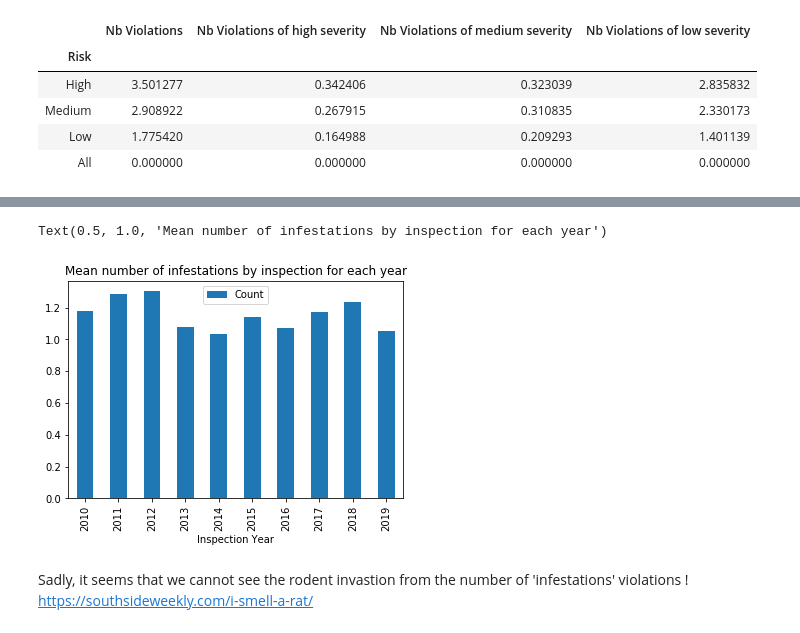
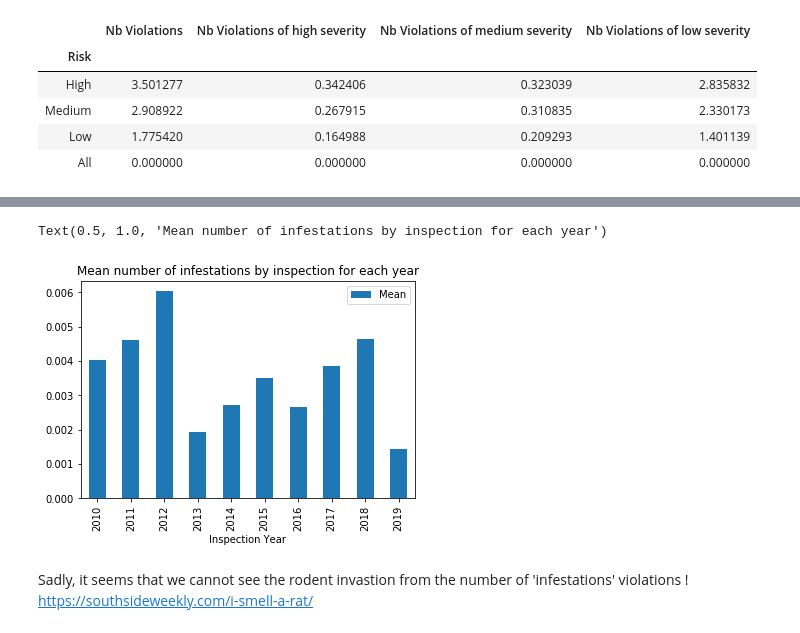
Before and after one commit to VodopaDev/CS401-Chicago-Crime-Analysis, a Jupyter notebook: violations.ipynb, the cells around one changed output, grey strips where cells are left out. Saved outputs shown, nothing was run; the diff lists cells and outputs as text; code cells hidden in the pictures.

Commit message:
Add frequency analysis

```diff
--- a/violations.ipynb
+++ b/violations.ipynb
@@ -396,13 +409,23 @@ df_violations_infestation.head(3)
-# %%
-nb_infestations_by_date = df_violations_infestation[['Inspection Date', 'Inspection ID']].groupby('Inspection Date').count().rename(columns={'Inspection ID': 'Count'})
-nb_infestations_by_year = nb_infestations_by_date.copy().reset_index()
-nb_infestations_by_year['Inspection Date'] = nb_infestations_by_year['Inspection Date'].apply(lambda x: x.year)
-nb_infestations_by_year.rename(columns={'Inspection Date' : 'Inspection Year'}, inplace=True)
-nb_infestations_by_year = nb_infestations_by_year.groupby('Inspection Year').mean()
-nb_infestations_by_year.plot.bar()
-plt.title("Mean number of infestations by inspection for each year")
-# %% [output]
-Text(0.5, 1.0, 'Mean number of infestations by inspection for each year')
-[figure, removed]
+# %%
+def intersection(list1, list2):
+    return list(set(list1) & set(list2))
+
+def analyse_frequency_violations(ids, all_ids_must_appear=False):
+    result = df_violation_ids[['Inspection Date', 'Violation IDs']].copy()
+    result['Inspection Date'] = result['Inspection Date'].apply(lambda x: x.year)
+    result.rename(columns={'Inspection Date' : 'Inspection Year'}, inplace=True)
+    if all_ids_must_appear:
+        result['Qualify'] = result['Violation IDs'].apply(lambda x: 1 if len(intersection(ids, x)) == len(ids) else 0)
+    else:
+        result['Qualify'] = result['Violation IDs'].apply(lambda x: 1 if len(intersection(ids, x)) > 0 else 0)
+    result = result.groupby('Inspection Year').mean().rename(columns={'Qualify' : 'Mean'})
+    return result
+
+nb_infestations_by_year = analyse_frequency_violations(['13'])
+nb_infestations_by_year.plot.bar()
+plt.title("Mean number of infestations by inspection for each year")
+# %% [output]
+Text(0.5, 1.0, 'Mean number of infestations by inspection for each year')
+[figure, added]
 # %% [markdown]
 Sadly, it seems that we cannot see the rodent invastion from the number of 'infestations' violations ! https://southsideweekly.com/i-smell-a-rat/
```
Also changed, not shown: parts of 7 cells of this notebook.
